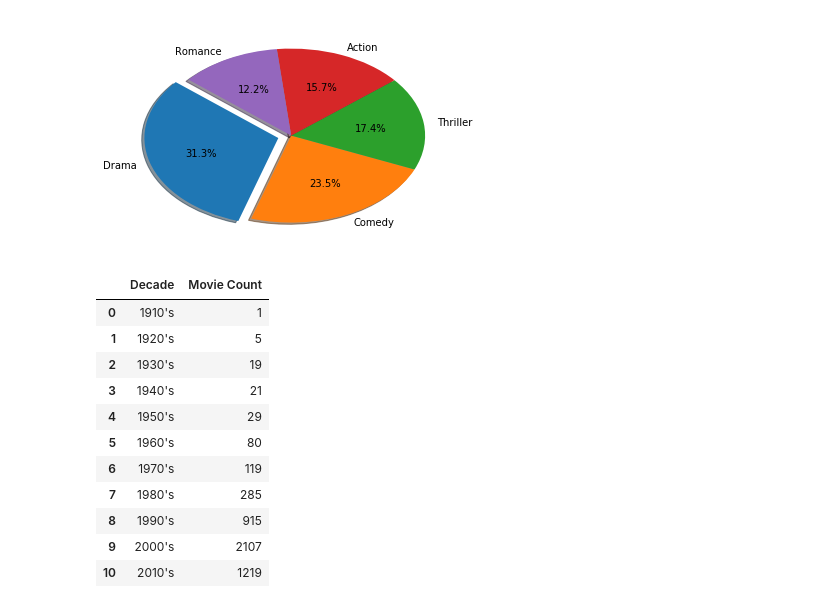
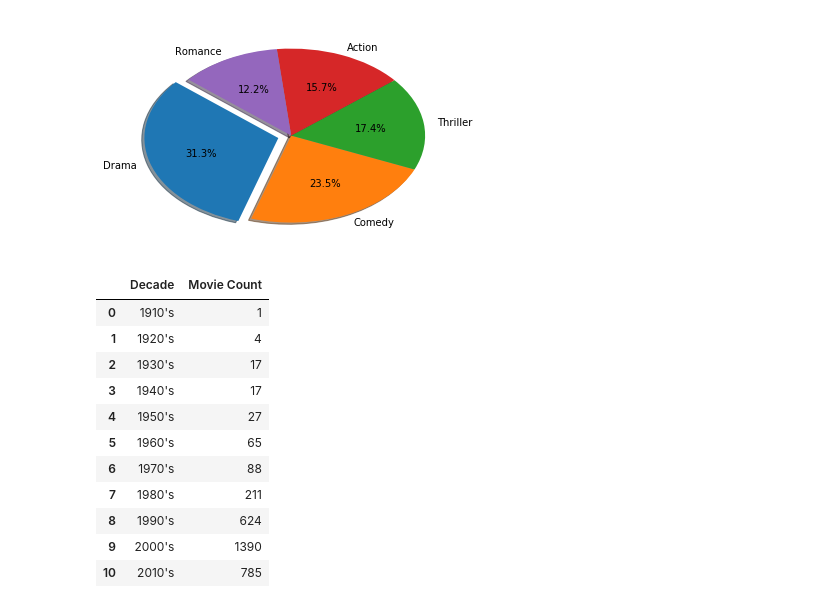
Before and after one commit to jqckie/Project1_Team1, a Jupyter notebook: Kunal_10_28.ipynb, the cells around one changed output. Cells and saved outputs as stored; diff of their text form; code cells hidden in the pictures.

```diff
--- a/Kunal_10_28.ipynb
+++ b/Kunal_10_28.ipynb
@@ -147,24 +145,29 @@ plt.savefig("Output/Top5GenrePie.png")
 # %% [output]
 [figure]
 # %%
+# Condition to remove 0 budget and 0 revenue rows
+Clean2DF = CleanedDF[(CleanedDF.budget != 0) & (CleanedDF.revenue != 0)]
+# Total 3229 rows
+Clean2DF
+
 # Group by Decade
-DecadeGroup = CleanedDF[['Decade','id']].groupby('Decade')
+DecadeGroup = Clean2DF[['Decade','id','budget','popularity','revenue']].groupby('Decade')
 
 # Count movies in each decade
-MoviesPerDecade = DecadeGroup.count()
+MoviesPerDecade = DecadeGroup['id'].count()
 MoviesPerDecade = MoviesPerDecade.reset_index()
 MoviesPerDecade = MoviesPerDecade.rename(columns={"Decade":"Decade","id":"Movie Count"})
 MoviesPerDecade
 # %% [output]
 |  | Decade | Movie Count |
 | 0 | 1910's | 1 |
-| 1 | 1920's | 5 |
-| 2 | 1930's | 19 |
-| 3 | 1940's | 21 |
-| 4 | 1950's | 29 |
-| 5 | 1960's | 80 |
-| 6 | 1970's | 119 |
-| 7 | 1980's | 285 |
-| 8 | 1990's | 915 |
-| 9 | 2000's | 2107 |
-| 10 | 2010's | 1219 |
+| 1 | 1920's | 4 |
+| 2 | 1930's | 17 |
+| 3 | 1940's | 17 |
+| 4 | 1950's | 27 |
+| 5 | 1960's | 65 |
+| 6 | 1970's | 88 |
+| 7 | 1980's | 211 |
+| 8 | 1990's | 624 |
+| 9 | 2000's | 1390 |
+| 10 | 2010's | 785 |
```
Also changed, not shown: parts of 9 cells of this notebook, 2 other files.
